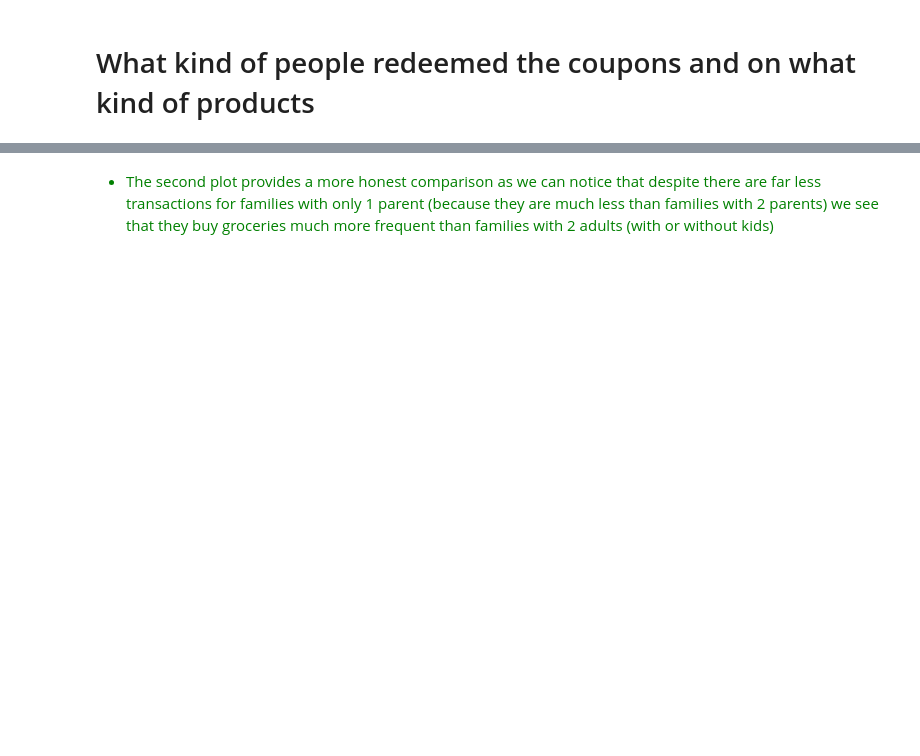
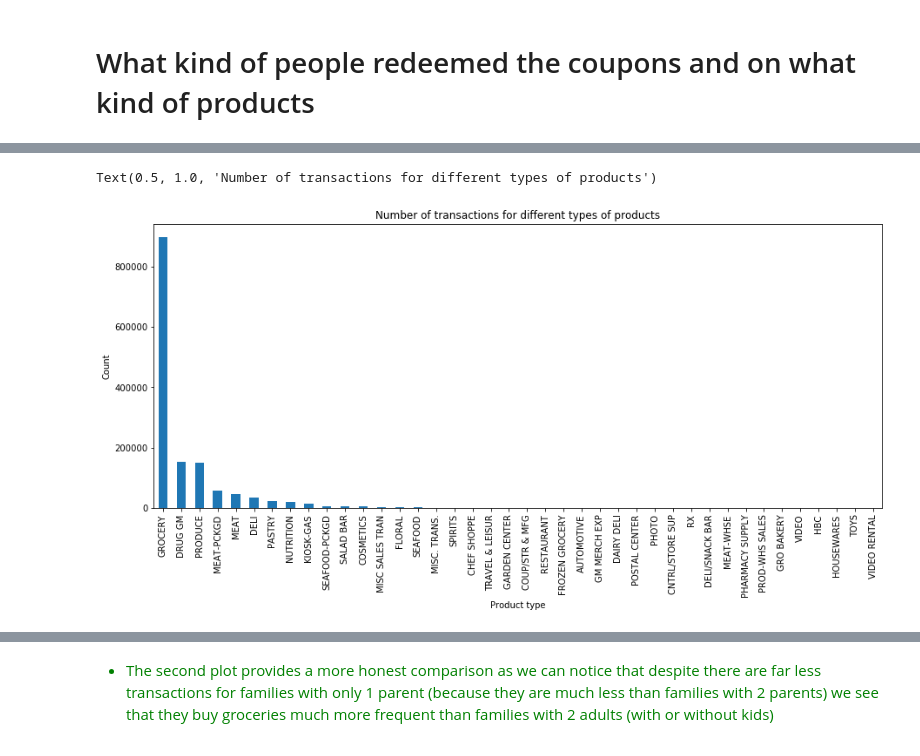
Before and after one commit to Lucianod28/Ada-project, a Jupyter notebook: datastory/Story_Discounts.ipynb, the cells around one changed output, grey strips where cells are left out. Drawn from its saved outputs; the diff is of its cells as text; code cells hidden in the pictures; blank space fills up the shorter version.

```diff
--- a/datastory/Story_Discounts.ipynb
+++ b/datastory/Story_Discounts.ipynb
@@ -553,3 +348,12 @@ dtype: int64
 # Dataframe with all the transactions
 transactions_df = pd.merge(people, dataframes['transaction_data'], how = 'inner', on = 'household_key')
 transactions_products_df = pd.merge(transactions_df, dataframes['product'], how = 'inner', on = 'PRODUCT_ID')
+# %%
+plt.subplots(figsize = [15, 6])
+transactions_products_df.groupby('DEPARTMENT').size().sort_values(ascending = False).plot.bar()
+plt.xlabel('Product type')
+plt.ylabel('Count')
+plt.title('Number of transactions for different types of products')
+# %% [output]
+Text(0.5, 1.0, 'Number of transactions for different types of products')
+[figure, added]
```
Also changed, not shown: parts of 38 cells of this notebook.
